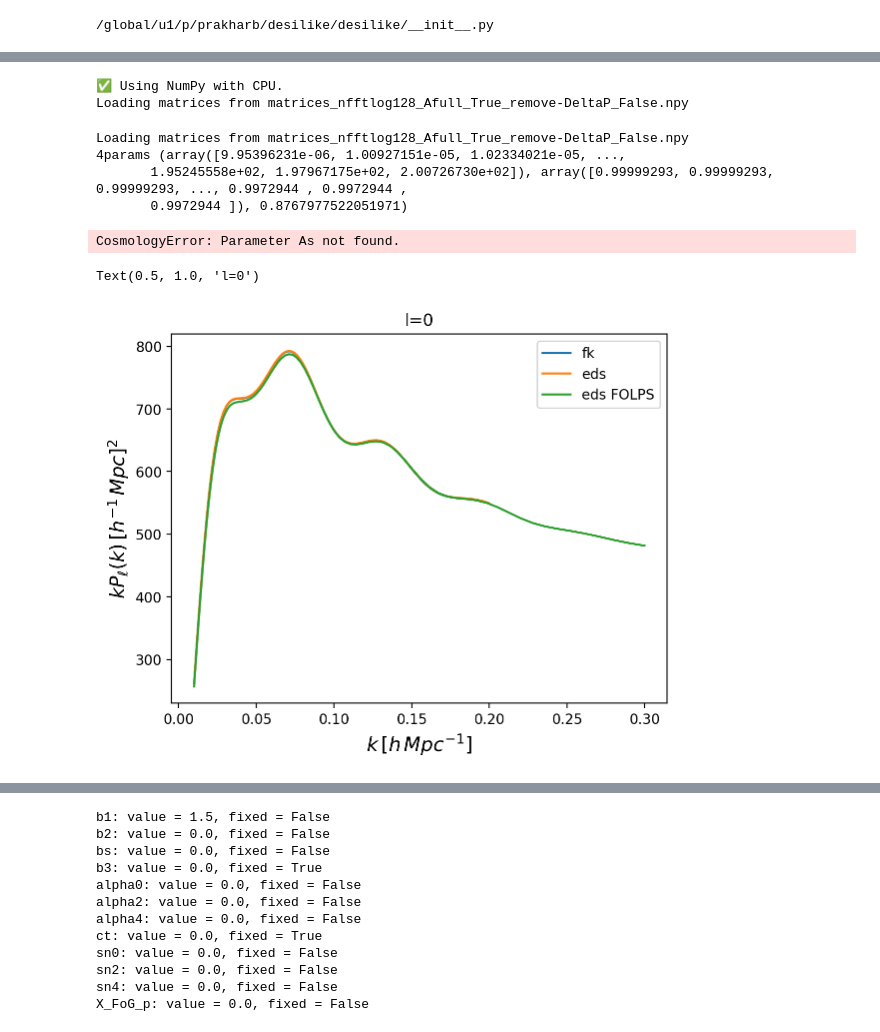
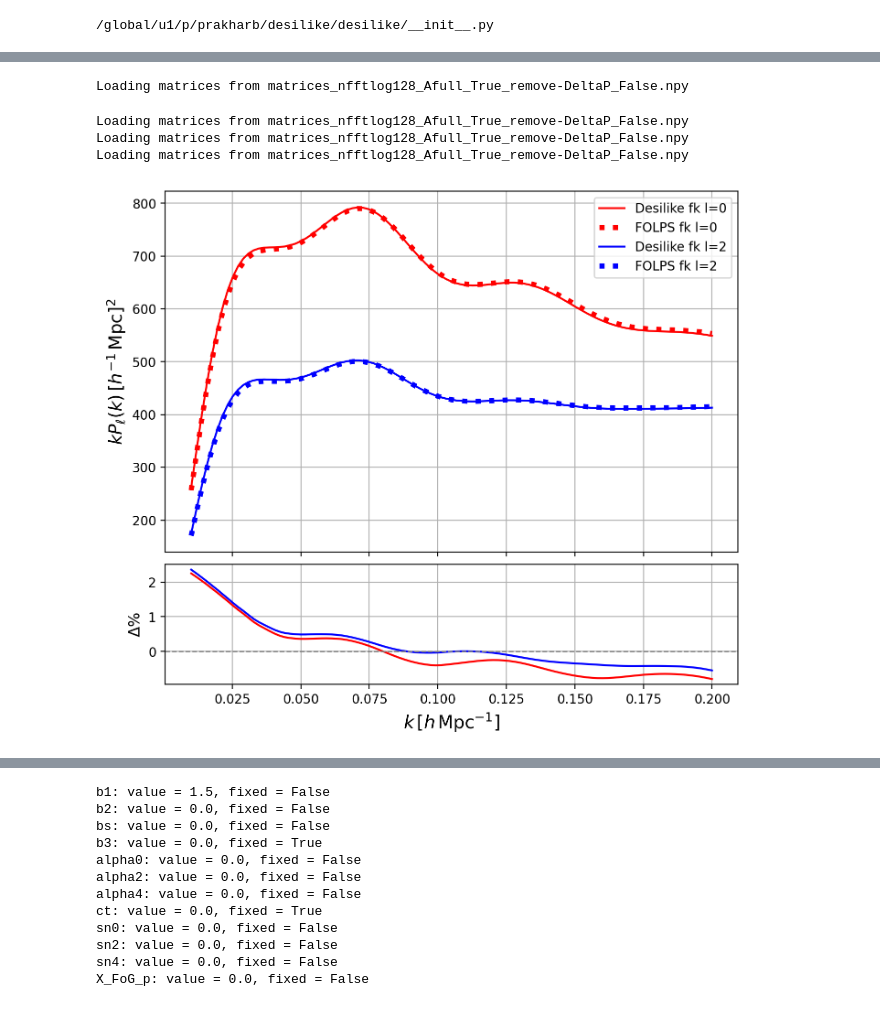
Before and after one commit to henoriega/FOLPSpipe, a Jupyter notebook: folps/folps_desilike_test.ipynb, the cells around one changed output, grey strips where cells are left out. Cells and saved outputs as stored; diff of their text form; code cells hidden in the pictures.

```diff
--- a/folps/folps_desilike_test.ipynb
+++ b/folps/folps_desilike_test.ipynb
@@ -33,6 +33,8 @@ from desilike import setup_logging
 z=1.
 template = DirectPowerSpectrumTemplate(z=z, fiducial='DESI')
 for param in ['omega_b', 'n_s']: template.params[param].update(fixed=True)
+template.init.params['m_ncdm'].update(value=0.4)
+
 # theory = FOLPSAXPowerSpectrumMultipoles(template=template)
 theory2 = FOLPSv2TracerPowerSpectrumMultipoles(template=template,prior_basis='standard',kernels='fk')
 theory3 = FOLPSv2TracerPowerSpectrumMultipoles(template=template,prior_basis='standard',kernels='eds')
@@ -57,26 +47,47 @@ Loading matrices from matrices_nfftlog128_Afull_True_remove-DeltaP_False.npy
-# %%
-a,b,c=theory2()
-# %% [output]
-✅ Using NumPy with CPU.
-Loading matrices from matrices_nfftlog128_Afull_True_remove-DeltaP_False.npy
-Loading matrices from matrices_nfftlog128_Afull_True_remove-DeltaP_False.npy
-4params (array([9.95396231e-06, 1.00927151e-05, 1.02334021e-05, ...,
-       1.95245558e+02, 1.97967175e+02, 2.00726730e+02]), array([0.99999293, 0.99999293, 0.99999293, ..., 0.9972944 , 0.9972944 ,
-       0.9972944 ]), 0.8767977522051971)
-# %%
-cosmo = getattr(template, 'cosmo', None)
-cosmo['']
-# %% [output]
-CosmologyError: Parameter As not found.
-# %%
-k=theory2.k
-plt.plot(k,k*a,label='fk')
-plt.plot(k,k*d,label='eds')
-plt.plot(folps_k,folps_k*P0,label='eds FOLPS')
-plt.legend()
-plt.xlabel(r'$k \, [h\, Mpc^{-1}]$', fontsize =  14)
-plt.ylabel(r'$k P_{\ell}(k) \, [h^{-1} \,  Mpc]^2$', fontsize =  14)
-plt.title('l=0')
-# %% [output]
-Text(0.5, 1.0, 'l=0')
-[figure, removed]
+# %%
+# theory2.template.init.params['m_ncdm'].update(value=0.4)
+# theory3.template.init.params['m_ncdm'].update(value=0.4)
+a,b,c=theory2()
+d,e,f= theory3()
+# %% [output]
+Loading matrices from matrices_nfftlog128_Afull_True_remove-DeltaP_False.npy
+Loading matrices from matrices_nfftlog128_Afull_True_remove-DeltaP_False.npy
+Loading matrices from matrices_nfftlog128_Afull_True_remove-DeltaP_False.npy
+Loading matrices from matrices_nfftlog128_Afull_True_remove-DeltaP_False.npy
+# %%
+import matplotlib.pyplot as plt
+import numpy as np
+
+# Compute relative difference
+rel_diff = (k*a - k*P0) / (k*P0)  # Assuming a = desilike P0, P0 = FOLPS P0
+rel_diff2 = (k*b - k*P2) / (k*P2)  # Assuming b = desilike P0, P0 = FOLPS P0
+
+# Create figure and axes
+fig, (ax1, ax2) = plt.subplots(2, 1, sharex=True,
+                               gridspec_kw={'height_ratios': [3, 1]},
+                               figsize=(7, 6),
+                               constrained_layout=True)
+
+# --- Top panel: k * P_ell(k)
+ax1.plot(k, k*a, label='Desilike fk l=0', c='r')
+ax1.plot(k, k*P0, label='FOLPS fk l=0', ls=":", lw=4, c='r')
+
+ax1.plot(k, k*b, label='Desilike fk l=2', c='b')
+ax1.plot(k, k*P2, label='FOLPS fk l=2', ls=":", lw=4, c='b')
+
+ax1.set_ylabel(r'$k P_{\ell}(k) \, [h^{-1} \, \mathrm{Mpc}]^2$', fontsize=14)
+# ax1.set_title(r'$\ell = 0$', fontsize=14)
+ax1.legend()
+ax1.grid(True)
+
+# --- Bottom panel: relative difference
+ax2.plot(k, rel_diff * 100, color='r', label='l=0')
+ax2.plot(k, rel_diff2 * 100, color='b',label='l=2')
+ax2.axhline(0, color='gray', lw=1, ls='--')
+ax2.set_xlabel(r'$k \, [h\, \mathrm{Mpc}^{-1}]$', fontsize=14)
+ax2.set_ylabel(r'$\Delta \%$', fontsize=12)
+ax2.grid(True)
+
+plt.show()
+# %% [output]
+[figure, added]
```
Also changed, not shown: parts of 8 cells of this notebook, 9 other files.
